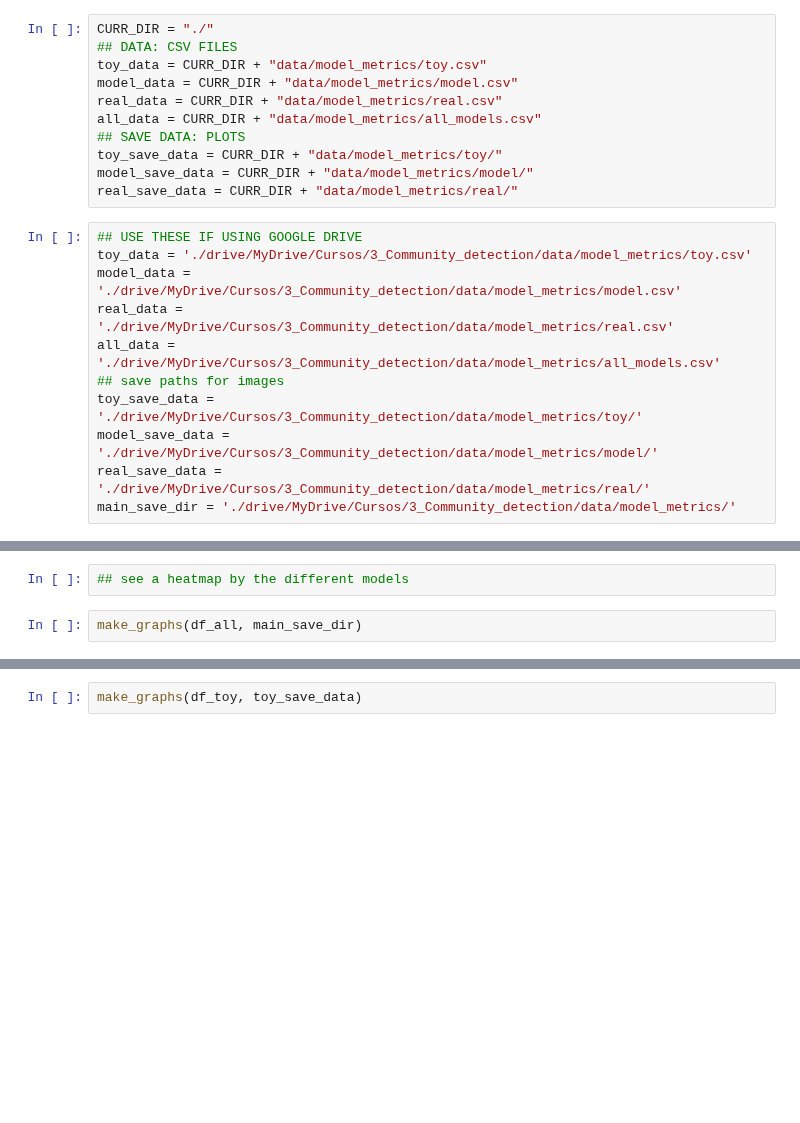
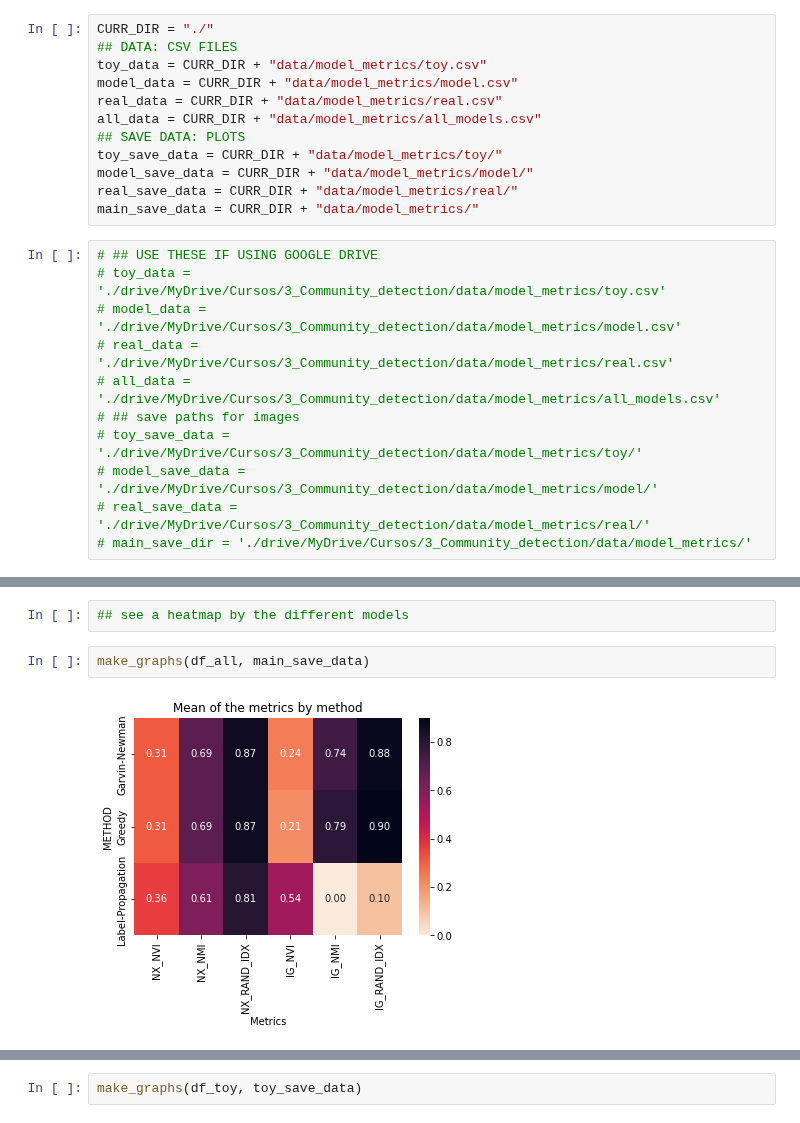
Before and after one commit to EjbejaranosAI/Complex_Networks, a Jupyter notebook: 3_Community_detection/A3-CD_Clean.ipynb, the cells around one changed output, grey strips where cells are left out. Drawn from its saved outputs; the diff is of its cells as text; blank space fills up the shorter version.

```diff
--- a/3_Community_detection/A3-CD_Clean.ipynb
+++ b/3_Community_detection/A3-CD_Clean.ipynb
@@ -55,17 +61,18 @@ all_data = CURR_DIR + "data/model_metrics/all_models.csv"
 toy_save_data = CURR_DIR + "data/model_metrics/toy/"
 model_save_data = CURR_DIR + "data/model_metrics/model/"
 real_save_data = CURR_DIR + "data/model_metrics/real/"
+main_save_data = CURR_DIR + "data/model_metrics/"
 # %%
-## USE THESE IF USING GOOGLE DRIVE
-toy_data = './drive/MyDrive/Cursos/3_Community_detection/data/model_metrics/toy.csv'
-model_data = './drive/MyDrive/Cursos/3_Community_detection/data/model_metrics/model.csv'
-real_data = './drive/MyDrive/Cursos/3_Community_detection/data/model_metrics/real.csv'
-all_data = './drive/MyDrive/Cursos/3_Community_detection/data/model_metrics/all_models.csv'
-## save paths for images
-toy_save_data = './drive/MyDrive/Cursos/3_Community_detection/data/model_metrics/toy/'
-model_save_data = './drive/MyDrive/Cursos/3_Community_detection/data/model_metrics/model/'
-real_save_data = './drive/MyDrive/Cursos/3_Community_detection/data/model_metrics/real/'
-main_save_dir = './drive/MyDrive/Cursos/3_Community_detection/data/model_metrics/'
+# ## USE THESE IF USING GOOGLE DRIVE
+# toy_data = './drive/MyDrive/Cursos/3_Community_detection/data/model_metrics/toy.csv'
+# model_data = './drive/MyDrive/Cursos/3_Community_detection/data/model_metrics/model.csv'
+# real_data = './drive/MyDrive/Cursos/3_Community_detection/data/model_metrics/real.csv'
+# all_data = './drive/MyDrive/Cursos/3_Community_detection/data/model_metrics/all_models.csv'
+# ## save paths for images
+# toy_save_data = './drive/MyDrive/Cursos/3_Community_detection/data/model_metrics/toy/'
+# model_save_data = './drive/MyDrive/Cursos/3_Community_detection/data/model_metrics/model/'
+# real_save_data = './drive/MyDrive/Cursos/3_Community_detection/data/model_metrics/real/'
+# main_save_dir = './drive/MyDrive/Cursos/3_Community_detection/data/model_metrics/'
 # %%
 
 ## dataframes
@@ -188,4 +185,6 @@ a.values - b.values
 # %%
 ## see a heatmap by the different models
 # %%
-make_graphs(df_all, main_save_dir)
+make_graphs(df_all, main_save_data)
+# %% [output]
+[figure, added]
```
Also changed, not shown: parts of 7 cells of this notebook, 15 other files.
